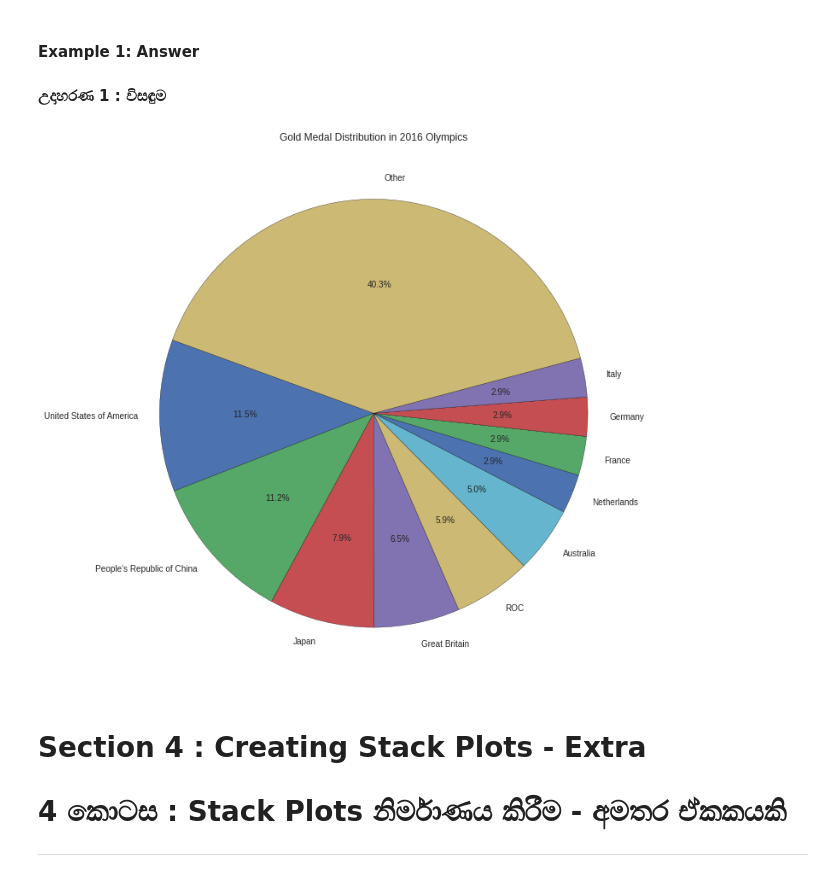
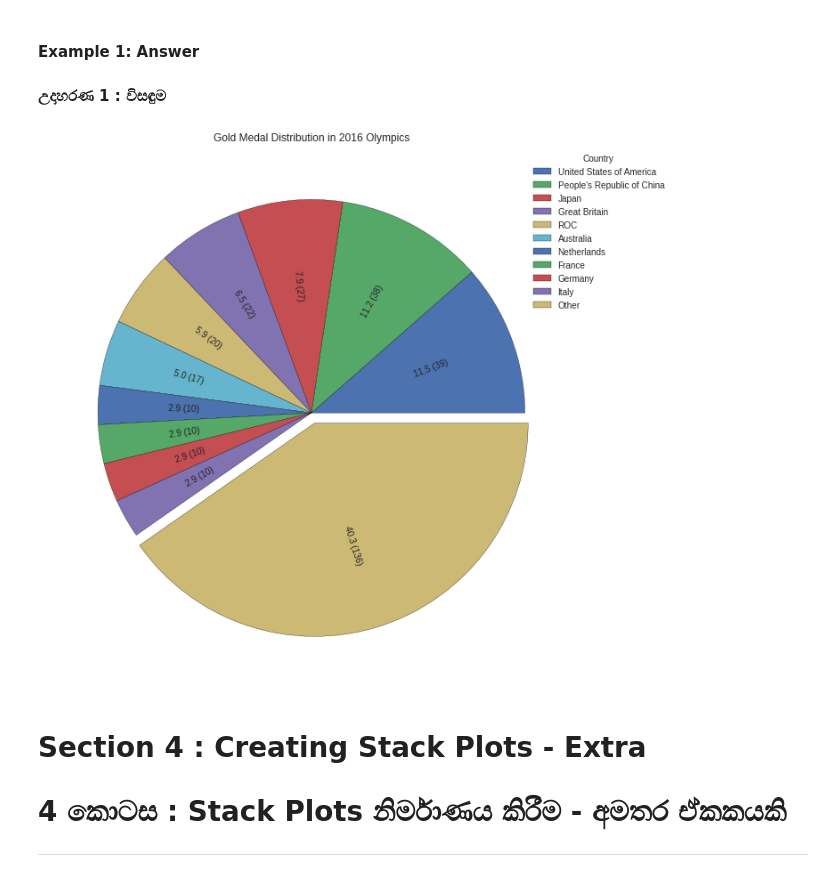
Before and after one commit to GPrathap/pythonII, a Jupyter notebook: sec_matplotlib/matplotlib.ipynb, the cells around one changed output. Drawn from its saved outputs; the diff is of its cells as text; code cells hidden in the pictures.

```diff
--- a/sec_matplotlib/matplotlib.ipynb
+++ b/sec_matplotlib/matplotlib.ipynb
@@ -836,31 +836,45 @@ plt.show()
 # %%
 from matplotlib import pyplot as plt
 import numpy as np
+import pandas as pd
+
+def func(pct,all_vals):
+  count = int((pct/100) * np.sum(all_vals))
+  return "{:.1f} ({:d})".format(pct,count)
+
 
 plt.figure(figsize=(10,10))
 plt.style.use("seaborn")
 
-#loading the data from CSV
 medals_data = pd.read_excel('/content/sample_data/Medals.xlsx')
 
+
 top_10_gold_countries = np.array(medals_data['Gold'].to_numpy()[0:10])
+
 top_10_gold_countries_name = np.array(medals_data['Team/NOC'].to_numpy()[0:10])
+
+
 totalGoldByOther = medals_data['Gold'].sum() - top_10_gold_countries.sum()
 
 top_10_gold_countries = np.append(top_10_gold_countries, totalGoldByOther)
 top_10_gold_countries_name =  np.append(top_10_gold_countries_name, "Other")
 
-explode = [0, 0, 0, 0, 0, 0,0,0,0,0,0]
+explode = [0,0,0,0,0,0,0,0,0,0,0.05]
 
-plt.pie(top_10_gold_countries, labels=top_10_gold_countries_name, explode=explode, shadow=False,
-        startangle=160, autopct='%1.1f%%',
+patches, labels, pct_texts = plt.pie(top_10_gold_countries,  explode=explode, shadow=False,
+        startangle=0, autopct=lambda pct: func(pct,top_10_gold_countries),rotatelabels =True,
         wedgeprops={'edgecolor': 'black'})
+
+for label, pct_text in zip(labels, pct_texts):
+    pct_text.set_rotation(label.get_rotation())
+
+plt.legend(patches,top_10_gold_countries_name, bbox_to_anchor=(0.9,1), title="Country")
 
 plt.title("Gold Medal Distribution in 2016 Olympics")
 plt.tight_layout()
 plt.show()
 # %% [output]
-[figure, old version]
+[figure, new version]
 # %% [markdown]
 # **Section 4 : Creating Stack Plots - Extra**
 # 4 කොටස :  Stack Plots නිර්මාණය කිරීම - අමතර ඒකකයකි
```
